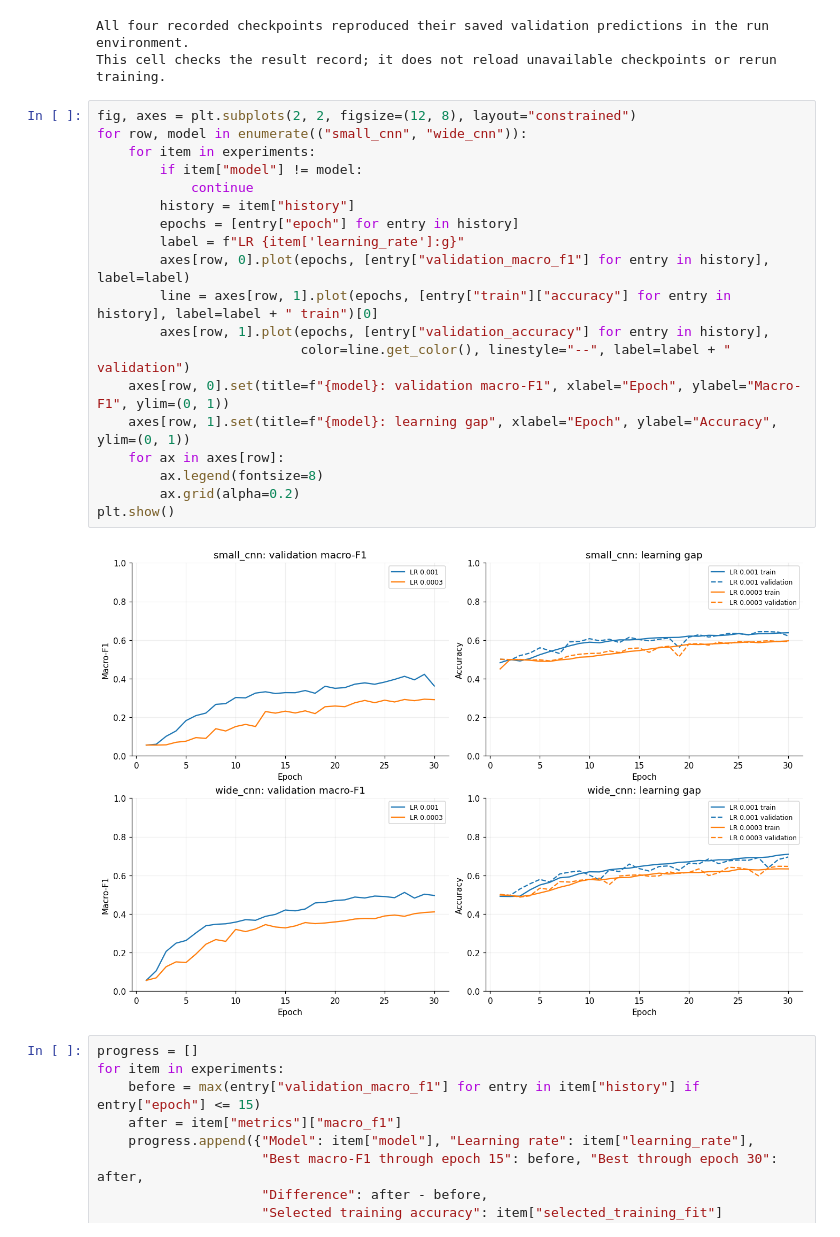
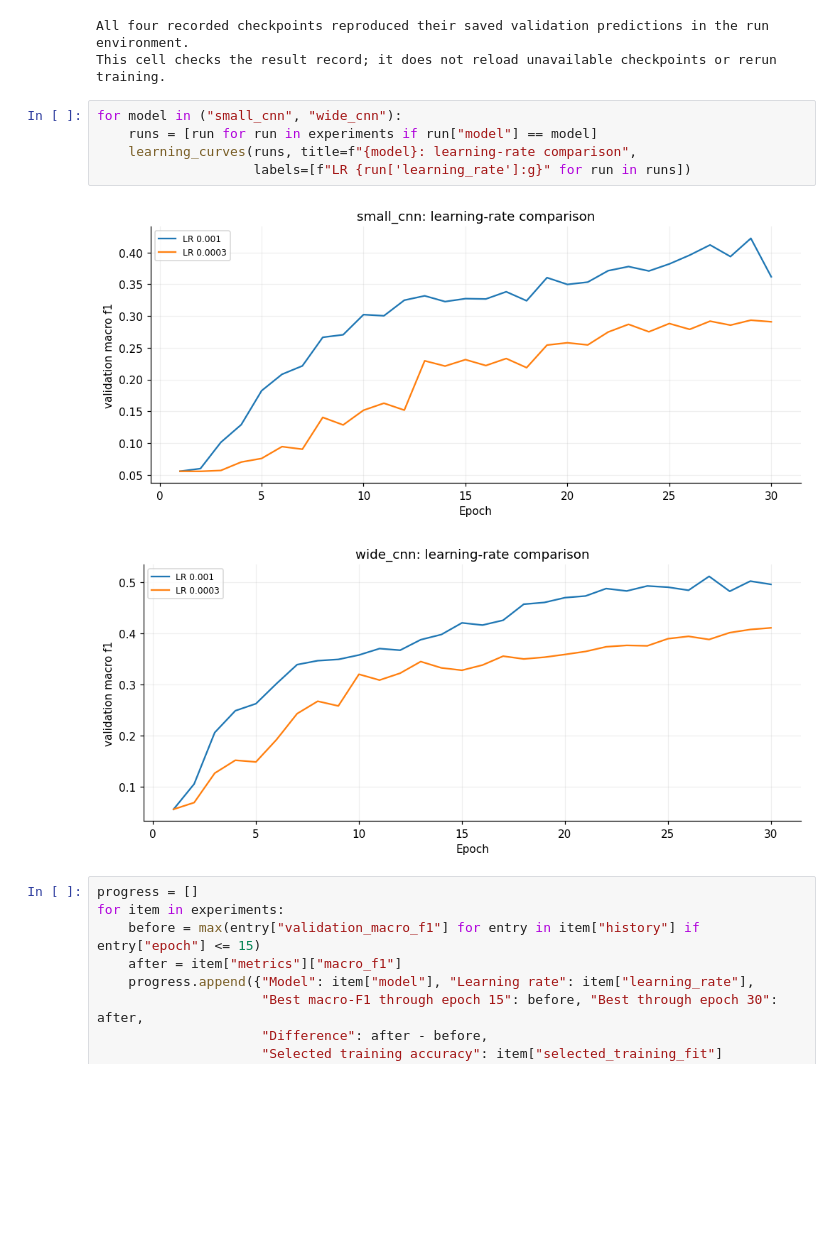
Before and after one commit to tw84794-sys/ENGG2112_PV_Fault_Classification, a Jupyter notebook: notebooks/02_baseline_experiments.ipynb, the cells around one changed output. Cells and saved outputs as stored; diff of their text form; blank space fills up the shorter version.

```diff
--- a/notebooks/02_baseline_experiments.ipynb
+++ b/notebooks/02_baseline_experiments.ipynb
@@ -318,26 +319,13 @@ print("This cell checks the result record; it does not reload unavailable checkp
 All four recorded checkpoints reproduced their saved validation predictions in the run environment.
 This cell checks the result record; it does not reload unavailable checkpoints or rerun training.
 # %%
-fig, axes = plt.subplots(2, 2, figsize=(12, 8), layout="constrained")
-for row, model in enumerate(("small_cnn", "wide_cnn")):
-    for item in experiments:
-        if item["model"] != model:
-            continue
-        history = item["history"]
-        epochs = [entry["epoch"] for entry in history]
-        label = f"LR {item['learning_rate']:g}"
-        axes[row, 0].plot(epochs, [entry["validation_macro_f1"] for entry in history], label=label)
-        line = axes[row, 1].plot(epochs, [entry["train"]["accuracy"] for entry in history], label=label + " train")[0]
-        axes[row, 1].plot(epochs, [entry["validation_accuracy"] for entry in history],
-                          color=line.get_color(), linestyle="--", label=label + " validation")
-    axes[row, 0].set(title=f"{model}: validation macro-F1", xlabel="Epoch", ylabel="Macro-F1", ylim=(0, 1))
-    axes[row, 1].set(title=f"{model}: learning gap", xlabel="Epoch", ylabel="Accuracy", ylim=(0, 1))
-    for ax in axes[row]:
-        ax.legend(fontsize=8)
-        ax.grid(alpha=0.2)
-plt.show()
+for model in ("small_cnn", "wide_cnn"):
+    runs = [run for run in experiments if run["model"] == model]
+    learning_curves(runs, title=f"{model}: learning-rate comparison",
+                    labels=[f"LR {run['learning_rate']:g}" for run in runs])
 # %% [output]
-[figure, old version]
+[figure, new version]
+[figure, added]
 # %%
 progress = []
 for item in experiments:
```
Also changed, not shown: parts of 8 cells of this notebook, 58 other files.
